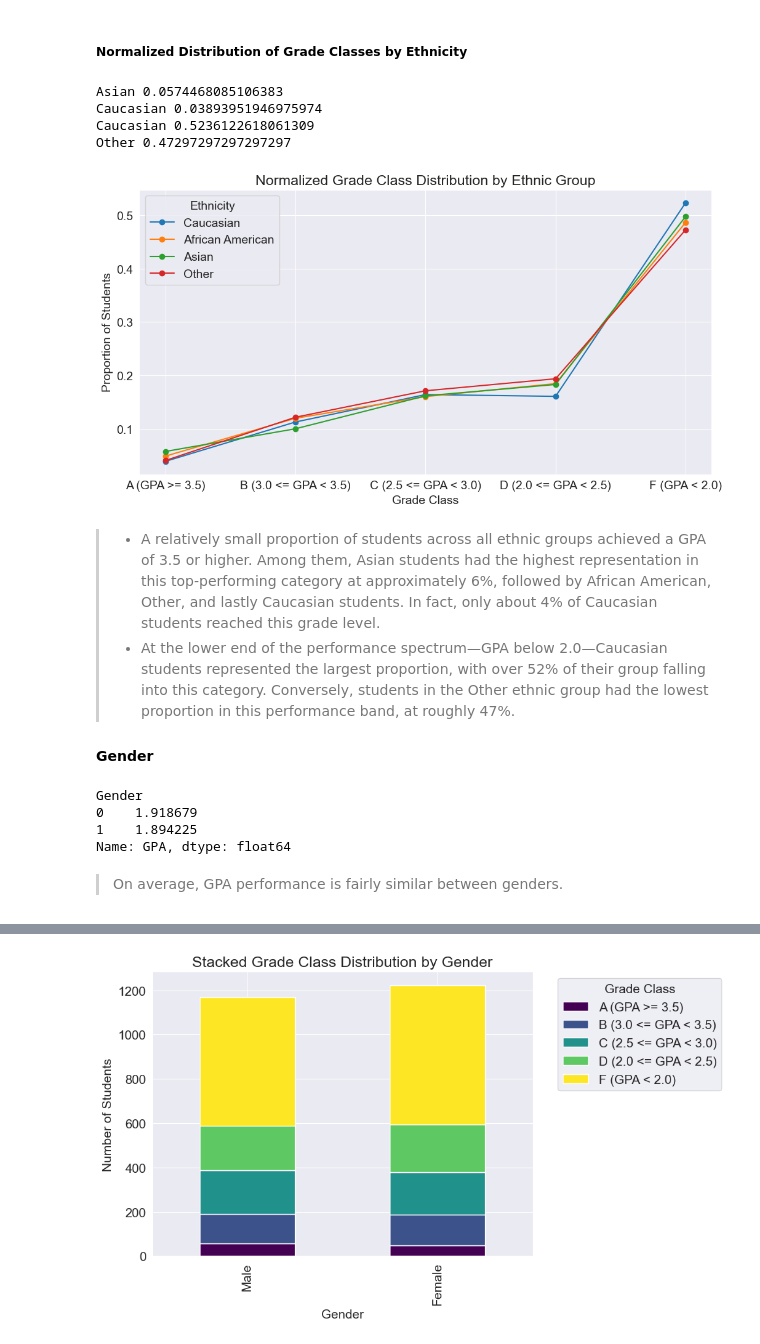
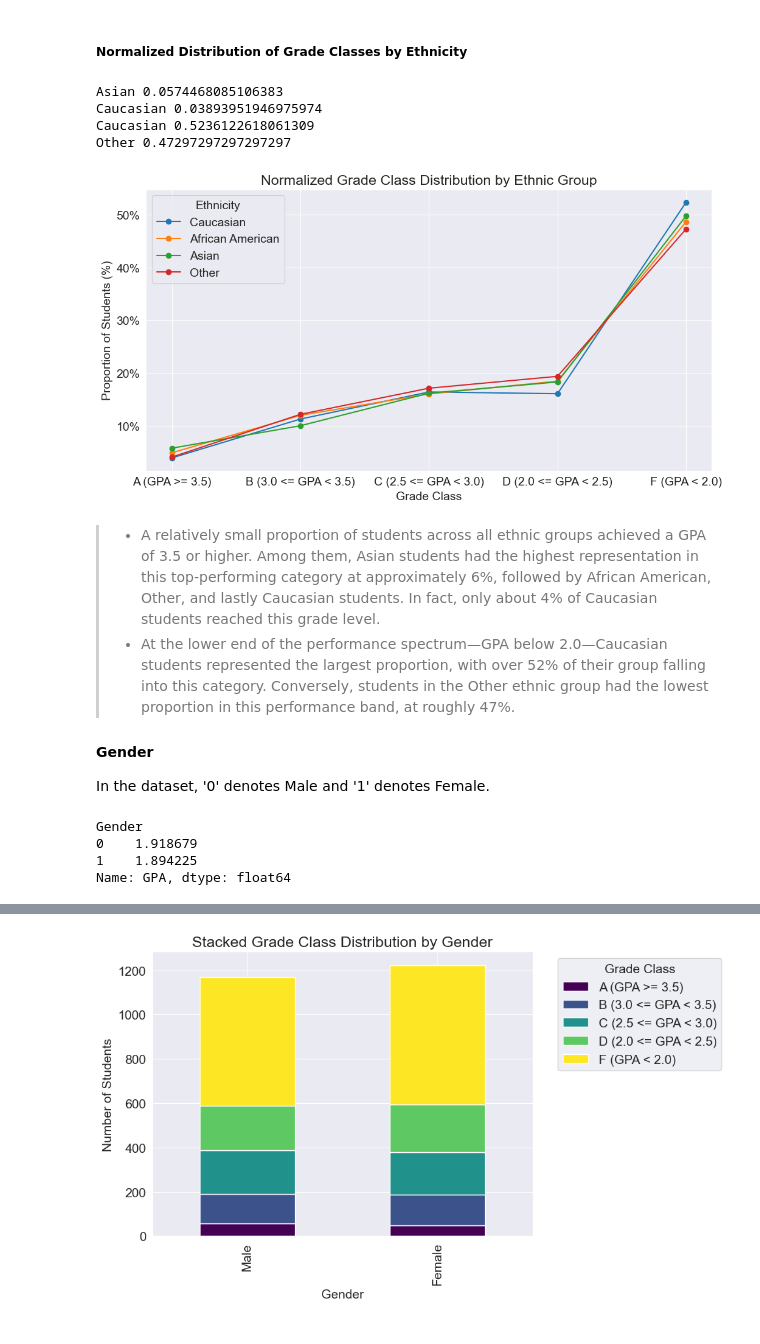
Before and after one commit to T-Naing/Jupyter, a Jupyter notebook: EDA_student_performance/EDA_student_performance.ipynb, the cells around one changed output, grey strips where cells are left out. Saved outputs shown, nothing was run; the diff lists cells and outputs as text; code cells hidden in the pictures.

```diff
--- a/EDA_student_performance/EDA_student_performance.ipynb
+++ b/EDA_student_performance/EDA_student_performance.ipynb
@@ -441,32 +456,39 @@ plt.savefig(output_folder+'Stacked Grade Class Distribution by Ethnic Group.png'
 # %%
 df_ethnic_norm = df_ethnic_T.div(df_ethnic_T.sum(axis=1), axis=0)
 print(df_ethnic_norm['A (GPA >= 3.5)'].idxmax(), df_ethnic_norm['A (GPA >= 3.5)'].max())
 print(df_ethnic_norm['A (GPA >= 3.5)'].idxmin(), df_ethnic_norm['A (GPA >= 3.5)'].min())
 print(df_ethnic_norm['F (GPA < 2.0)'].idxmax(), df_ethnic_norm['F (GPA < 2.0)'].max())
 print(df_ethnic_norm['F (GPA < 2.0)'].idxmin(), df_ethnic_norm['F (GPA < 2.0)'].min())
 # print(df_ethnic_norm)
+
+from matplotlib.ticker import PercentFormatter
+
 plt.figure(figsize=(12, 6))
 
 for ethnicity in df_ethnic_norm.index:
     plt.plot(df_ethnic_norm.columns, df_ethnic_norm.loc[ethnicity],
              marker='o', label=ethnicity)
 
+plt.gca().yaxis.set_major_formatter(PercentFormatter(xmax=1))  # Assumes your data is normalized (0 to 1)
+
 plt.title("Normalized Grade Class Distribution by Ethnic Group")
 plt.xlabel('Grade Class')
-plt.ylabel('Proportion of Students')
+plt.ylabel('Proportion of Students (%)')
 plt.legend(title='Ethnicity')
-plt.savefig(output_folder+'Normalized Grade Class Distribution by Ethnic Group.png')
-plt.show()
+plt.savefig(output_folder+'norm_grade_class_dist_by_eth_grp.webp',
+            dpi=200,
+            bbox_inches='tight')
 # %% [output]
 Asian 0.0574468085106383
 Caucasian 0.03893951946975974
 Caucasian 0.5236122618061309
 Other 0.47297297297297297
-[figure, old version]
+[figure, new version]
 # %% [markdown]
 >- A relatively small proportion of students across all ethnic groups achieved a GPA of 3.5 or higher. Among them, Asian students had the highest representation in this top-performing category at approximately 6%, followed by African American, Other, and lastly Caucasian students. In fact, only about 4% of Caucasian students reached this grade level.
 >- At the lower end of the performance spectrum—GPA below 2.0—Caucasian students represented the largest proportion, with over 52% of their group falling into this category. Conversely, students in the Other ethnic group had the lowest proportion in this performance band, at roughly 47%.
 #### Gender
+In the dataset, '0' denotes Male and '1' denotes Female.
 # %%
 df_std_pfm.groupby('Gender')['GPA'].mean()
 # %% [output]
@@ -474,5 +496,3 @@ Gender
 0    1.918679
 1    1.894225
 Name: GPA, dtype: float64
-# %% [markdown]
->On average, GPA performance is fairly similar between genders.
```
Also changed, not shown: parts of 36 cells of this notebook, 30 other files.
